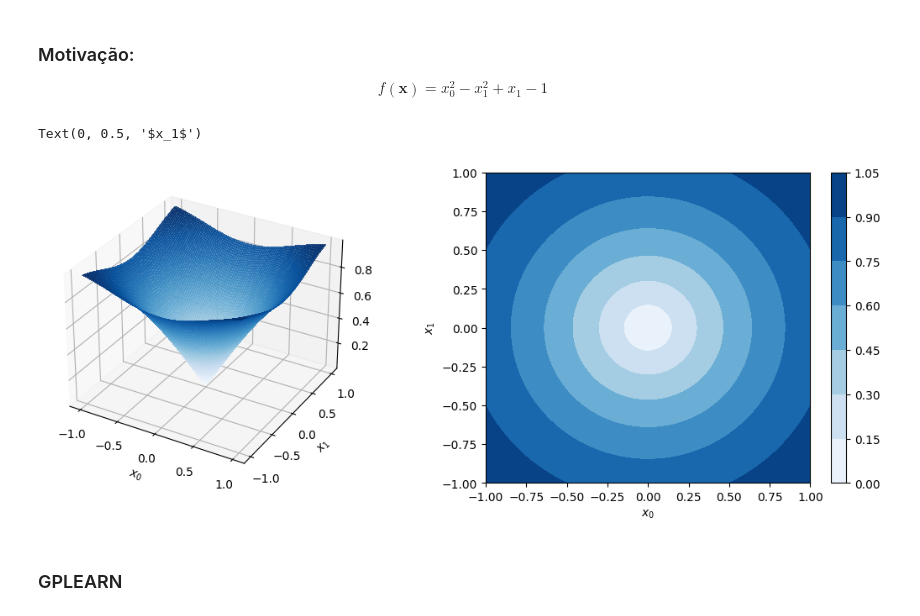
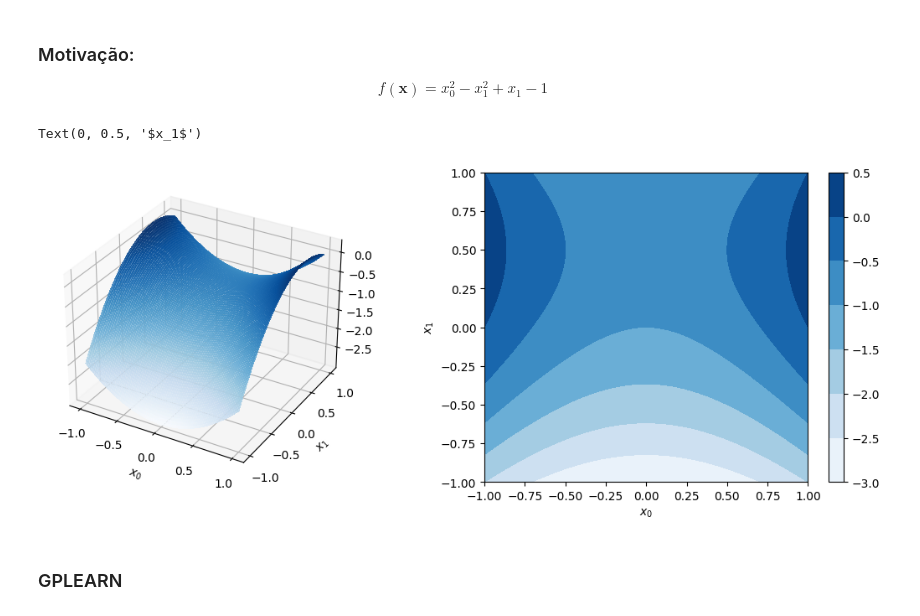
Before and after one commit to Zanotelli/Computacao-Evolucionaria, a Jupyter notebook: Trabalho prático 4/PG - Trabalho Prático.ipynb, the cells around one changed output. Cells and saved outputs as stored; diff of their text form; code cells hidden in the pictures.

```diff
--- a/Trabalho prático 4/PG - Trabalho Prático.ipynb
+++ b/Trabalho prático 4/PG - Trabalho Prático.ipynb
@@ -40,24 +40,24 @@ f(\mathbf{x}) = x_0^2 - x_1^2 + x_1 -1
 # %%
 x_0 = np.linspace(-1, 1, 100)
 x_1 = np.linspace(-1, 1, 100)
-# f = lambda x_0, x_1 : x_0**2 - x_1**2 + x_1 - 1
-f = lambda x_0, x_1 : np.sin(np.sqrt(x_0**2 + x_1**2))
+f = lambda x_0, x_1 : x_0**2 - x_1**2 + x_1 - 1
+# f = lambda x_0, x_1 : np.sin(np.sqrt(x_0**2 + x_1**2))
 X_0, X_1 = np.meshgrid(x_0, x_1)
 F = f(X_0, X_1)
 
 fig = plt.figure(figsize=plt.figaspect(.35))
 ax1 = fig.add_subplot(1, 2, 1, projection='3d')
 ax2 = fig.add_subplot(1, 2, 2)
 ax1.plot_surface(X_0, X_1, F, rstride=1, cstride=1, cmap=cm.Blues, linewidth=0, antialiased=False, alpha=0.75)
 cont = ax2.contourf(X_0, X_1, F, cmap=cm.Blues, origin='lower')
 fig.colorbar(cont)
 ax1.set_xlabel('$x_0$')
 ax1.set_ylabel('$x_1$')
 ax2.set_xlabel('$x_0$')
 ax2.set_ylabel('$x_1$')
 # %% [output]
 Text(0, 0.5, '$x_1$')
-[figure, old version]
+[figure, new version]
 # %% [markdown]
 ### GPLEARN
 # %%
```
Also changed, not shown: parts of 1 cell of this notebook, 1 other file.
